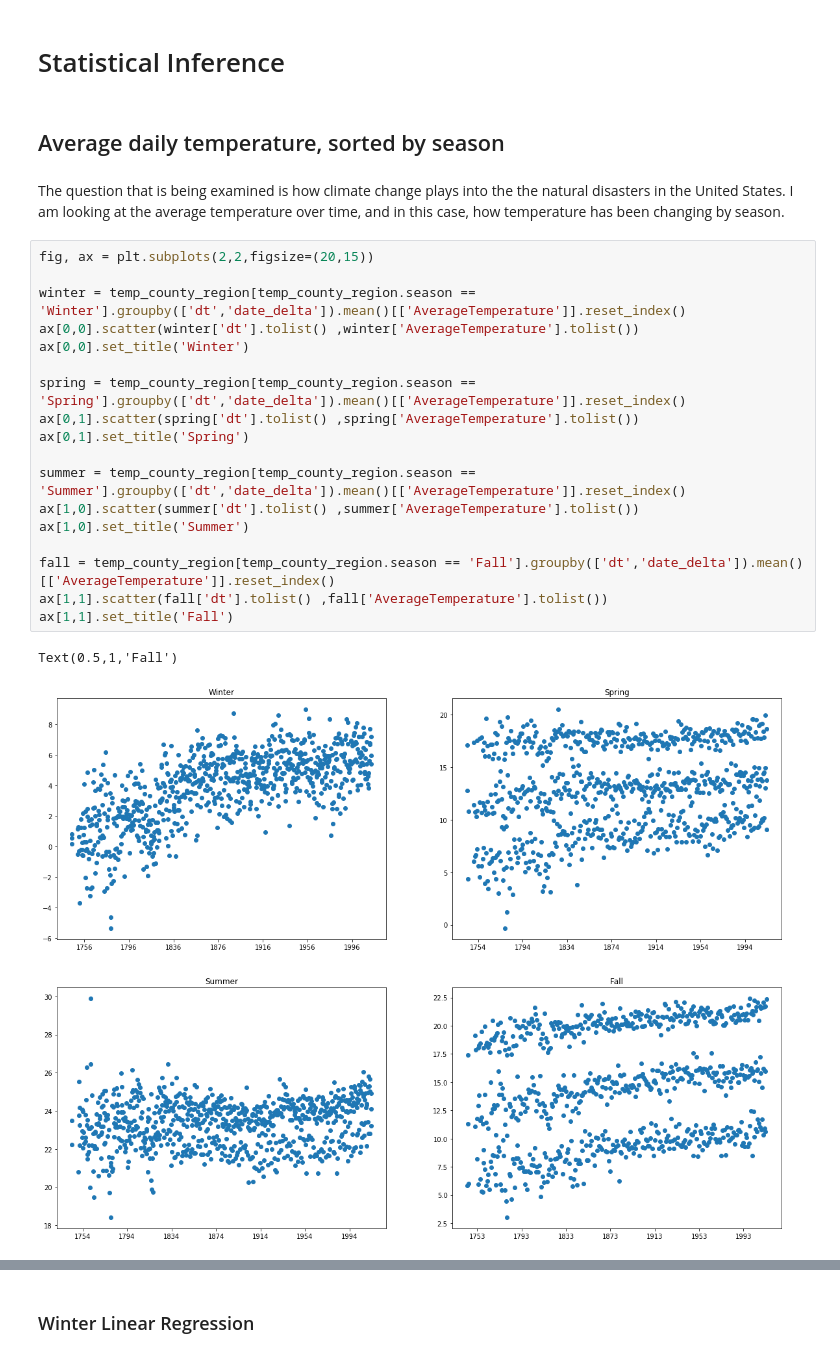
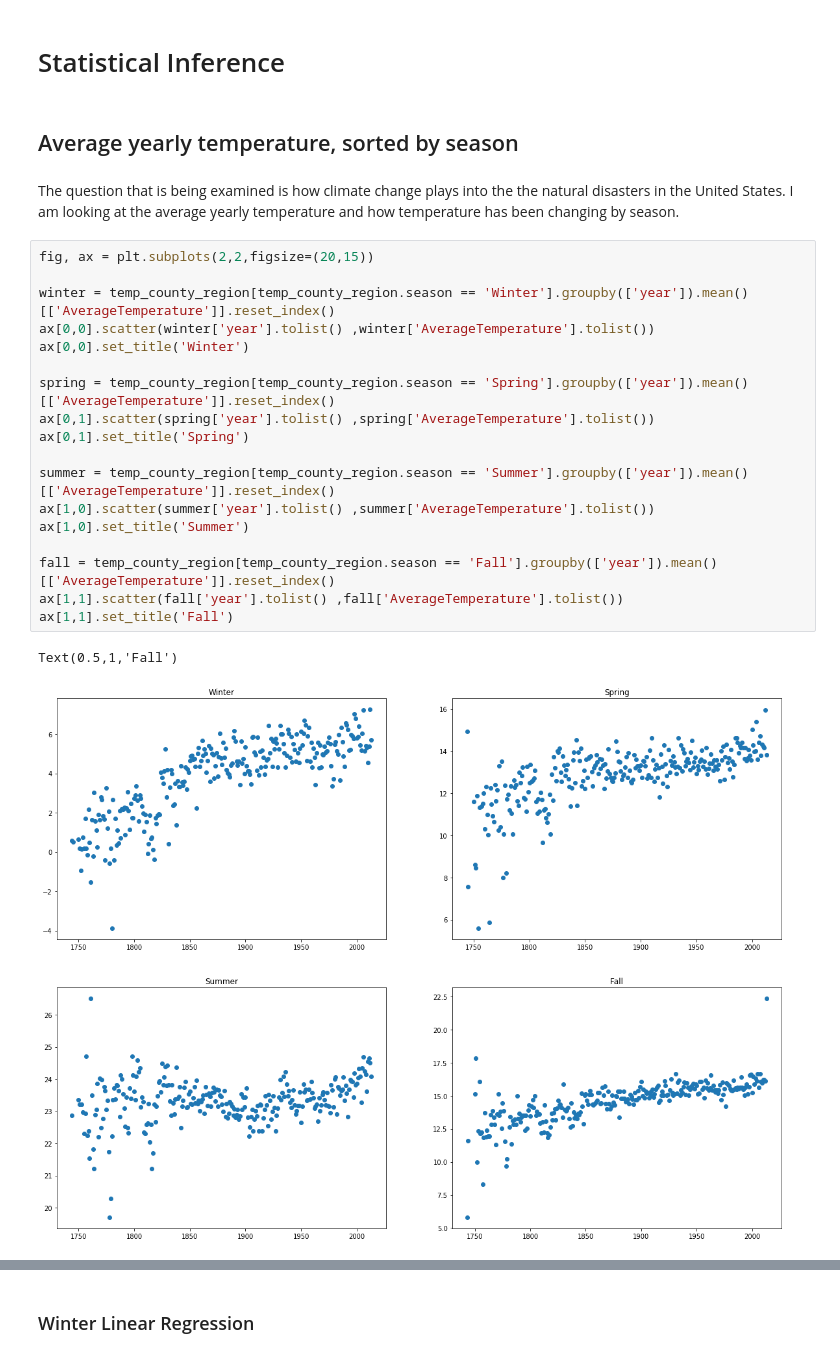
Before and after one commit to karahahn/Springboard_Capstone1, a Jupyter notebook: Exploratory Data Analysis (Statistical Inference).ipynb, the cells around one changed output, grey strips where cells are left out. Saved outputs shown, nothing was run; the diff lists cells and outputs as text.

```diff
--- a/Exploratory Data Analysis (Statistical Inference).ipynb
+++ b/Exploratory Data Analysis (Statistical Inference).ipynb
@@ -182,27 +182,27 @@ joindf.head()
 # %% [markdown]
 # Statistical Inference
 # %% [markdown]
-## Average daily temperature, sorted by season
+## Average yearly temperature, sorted by season
 # %% [markdown]
-The question that is being examined is how climate change plays into the the natural disasters in the United States. I am looking at the average temperature over time, and in this case, how temperature has been changing by season.
+The question that is being examined is how climate change plays into the the natural disasters in the United States. I am looking at the average yearly temperature and how temperature has been changing by season.
 # %%
 fig, ax = plt.subplots(2,2,figsize=(20,15))
 
-winter = temp_county_region[temp_county_region.season == 'Winter'].groupby(['dt','date_delta']).mean()[['AverageTemperature']].reset_index()
-ax[0,0].scatter(winter['dt'].tolist() ,winter['AverageTemperature'].tolist())
+winter = temp_county_region[temp_county_region.season == 'Winter'].groupby(['year']).mean()[['AverageTemperature']].reset_index()
+ax[0,0].scatter(winter['year'].tolist() ,winter['AverageTemperature'].tolist())
 ax[0,0].set_title('Winter')
 
-spring = temp_county_region[temp_county_region.season == 'Spring'].groupby(['dt','date_delta']).mean()[['AverageTemperature']].reset_index()
-ax[0,1].scatter(spring['dt'].tolist() ,spring['AverageTemperature'].tolist())
+spring = temp_county_region[temp_county_region.season == 'Spring'].groupby(['year']).mean()[['AverageTemperature']].reset_index()
+ax[0,1].scatter(spring['year'].tolist() ,spring['AverageTemperature'].tolist())
 ax[0,1].set_title('Spring')
 
-summer = temp_county_region[temp_county_region.season == 'Summer'].groupby(['dt','date_delta']).mean()[['AverageTemperature']].reset_index()
-ax[1,0].scatter(summer['dt'].tolist() ,summer['AverageTemperature'].tolist())
+summer = temp_county_region[temp_county_region.season == 'Summer'].groupby(['year']).mean()[['AverageTemperature']].reset_index()
+ax[1,0].scatter(summer['year'].tolist() ,summer['AverageTemperature'].tolist())
 ax[1,0].set_title('Summer')
 
-fall = temp_county_region[temp_county_region.season == 'Fall'].groupby(['dt','date_delta']).mean()[['AverageTemperature']].reset_index()
-ax[1,1].scatter(fall['dt'].tolist() ,fall['AverageTemperature'].tolist())
+fall = temp_county_region[temp_county_region.season == 'Fall'].groupby(['year']).mean()[['AverageTemperature']].reset_index()
+ax[1,1].scatter(fall['year'].tolist() ,fall['AverageTemperature'].tolist())
 ax[1,1].set_title('Fall')
 # %% [output]
 Text(0.5,1,'Fall')
-[figure, old version]
+[figure, new version]
```
Also changed, not shown: parts of 113 cells of this notebook.
